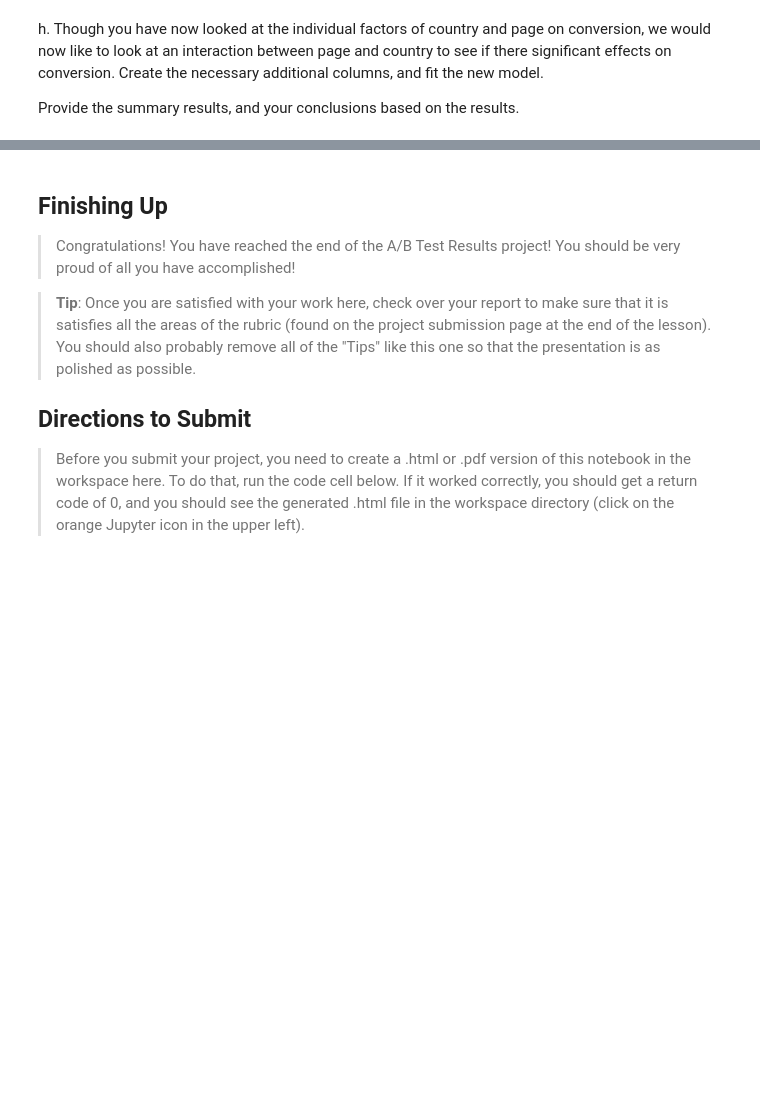
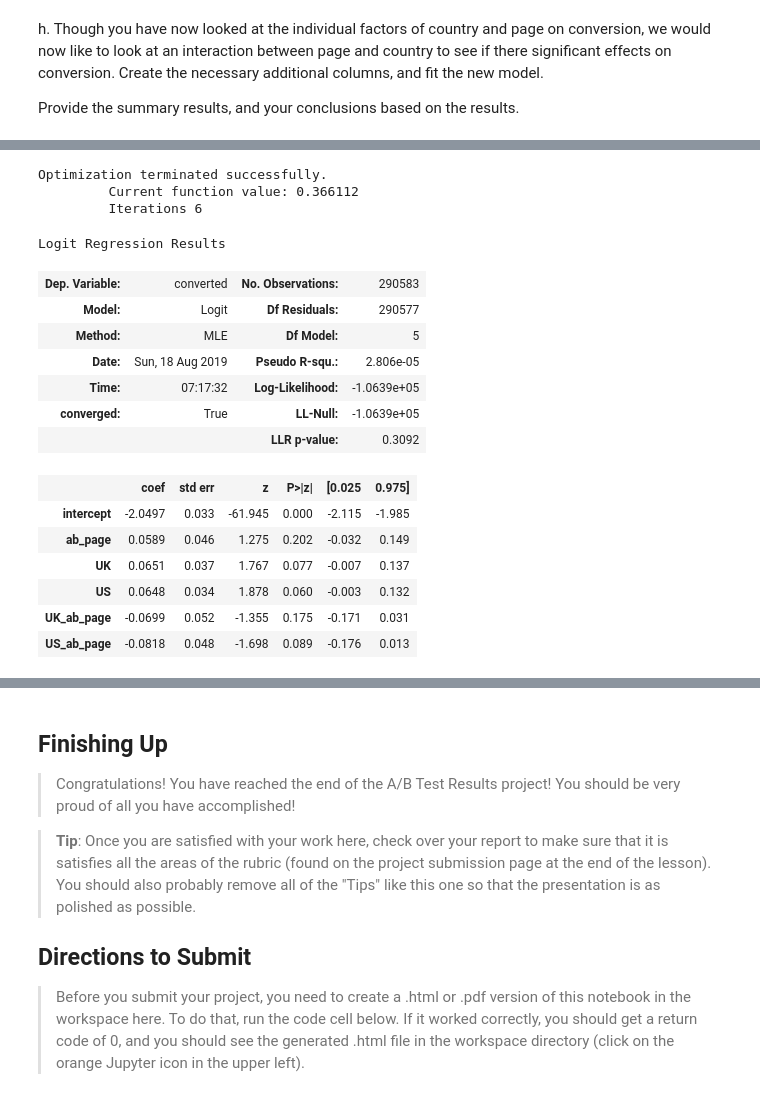
Before and after one commit to simonvlc/Coursera_Capstone, a Jupyter notebook: practical_statistics/analyze_ab_test_results_notebook.ipynb, the cells around one changed output, grey strips where cells are left out. Drawn from its saved outputs; the diff is of its cells as text; code cells hidden in the pictures; blank space fills up the shorter version.

```diff
--- a/practical_statistics/analyze_ab_test_results_notebook.ipynb
+++ b/practical_statistics/analyze_ab_test_results_notebook.ipynb
@@ -337,0 +454,23 @@ Provide the summary results, and your conclusions based on the results.
+# %%
+lm = sm.Logit(df2_aux['converted'], df2_aux[['intercept', 'ab_page', 'UK', 'US', 'UK_ab_page', 'US_ab_page']])
+results = lm.fit()
+results.summary()
+# %% [output]
+Optimization terminated successfully.
+         Current function value: 0.366112
+         Iterations 6
+Logit Regression Results
+| Dep. Variable: | converted | No. Observations: | 290583 |
+| Model: | Logit | Df Residuals: | 290577 |
+| Method: | MLE | Df Model: | 5 |
+| Date: | Sun, 18 Aug 2019 | Pseudo R-squ.: | 2.806e-05 |
+| Time: | 07:17:32 | Log-Likelihood: | -1.0639e+05 |
+| converged: | True | LL-Null: | -1.0639e+05 |
+|  |  | LLR p-value: | 0.3092 |
+|  | coef | std err | z | P>|z| | [0.025 | 0.975] |
+| intercept | -2.0497 | 0.033 | -61.945 | 0.000 | -2.115 | -1.985 |
+| ab_page | 0.0589 | 0.046 | 1.275 | 0.202 | -0.032 | 0.149 |
+| UK | 0.0651 | 0.037 | 1.767 | 0.077 | -0.007 | 0.137 |
+| US | 0.0648 | 0.034 | 1.878 | 0.060 | -0.003 | 0.132 |
+| UK_ab_page | -0.0699 | 0.052 | -1.355 | 0.175 | -0.171 | 0.031 |
+| US_ab_page | -0.0818 | 0.048 | -1.698 | 0.089 | -0.176 | 0.013 |
```
Also changed, not shown: parts of 18 cells of this notebook.
